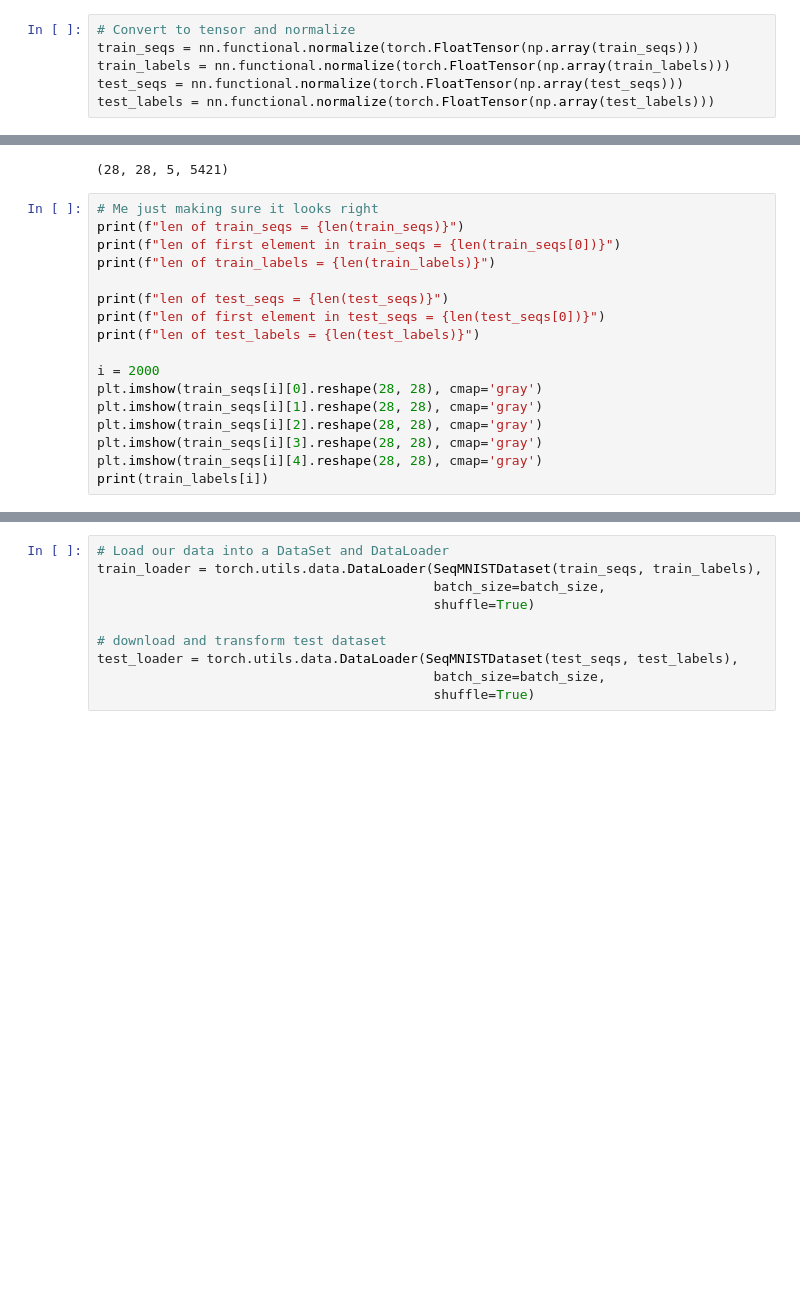
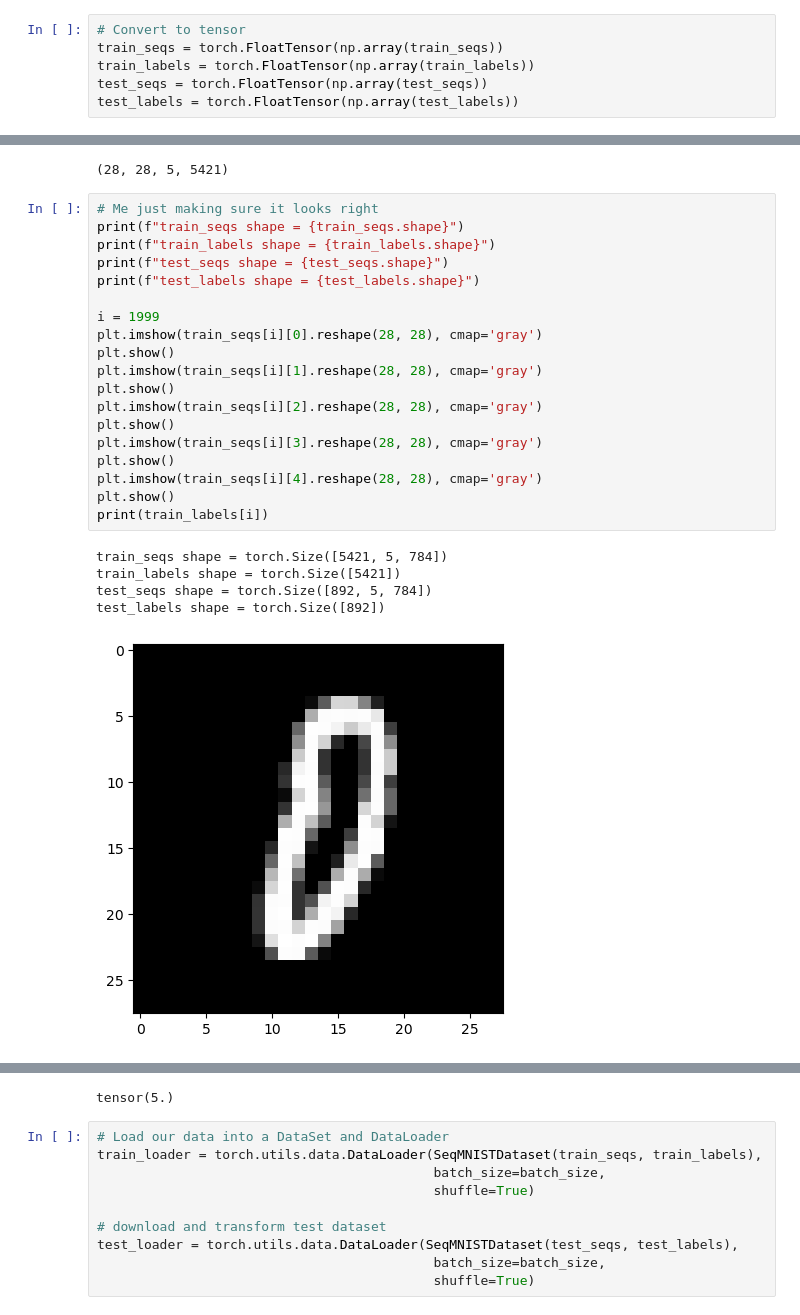
Before and after one commit to FishAres/Pytorch_hypernets, a Jupyter notebook: notebooks/fmap_tutorial.ipynb, the cells around one changed output, grey strips where cells are left out. Drawn from its saved outputs; the diff is of its cells as text; blank space fills up the shorter version.

```diff
--- a/notebooks/fmap_tutorial.ipynb
+++ b/notebooks/fmap_tutorial.ipynb
@@ -284,6 +307,6 @@ for i in range(smallest_test_set_size):
 # %%
-# Convert to tensor and normalize
-train_seqs = nn.functional.normalize(torch.FloatTensor(np.array(train_seqs)))
-train_labels = nn.functional.normalize(torch.FloatTensor(np.array(train_labels)))
-test_seqs = nn.functional.normalize(torch.FloatTensor(np.array(test_seqs)))
-test_labels = nn.functional.normalize(torch.FloatTensor(np.array(test_labels)))
+# Convert to tensor
+train_seqs = torch.FloatTensor(np.array(train_seqs))
+train_labels = torch.FloatTensor(np.array(train_labels))
+test_seqs = torch.FloatTensor(np.array(test_seqs))
+test_labels = torch.FloatTensor(np.array(test_labels))
@@ -293,18 +326,26 @@ test_labels = nn.functional.normalize(torch.FloatTensor(np.array(test_labels)))
 (28, 28, 5, 5421)
 # %%
 # Me just making sure it looks right
-print(f"len of train_seqs = {len(train_seqs)}")
-print(f"len of first element in train_seqs = {len(train_seqs[0])}")
-print(f"len of train_labels = {len(train_labels)}")
+print(f"train_seqs shape = {train_seqs.shape}")
+print(f"train_labels shape = {train_labels.shape}")
+print(f"test_seqs shape = {test_seqs.shape}")
+print(f"test_labels shape = {test_labels.shape}")
 
-print(f"len of test_seqs = {len(test_seqs)}")
-print(f"len of first element in test_seqs = {len(test_seqs[0])}")
-print(f"len of test_labels = {len(test_labels)}")
-
-i = 2000
+i = 1999
 plt.imshow(train_seqs[i][0].reshape(28, 28), cmap='gray')
+plt.show()
 plt.imshow(train_seqs[i][1].reshape(28, 28), cmap='gray')
+plt.show()
 plt.imshow(train_seqs[i][2].reshape(28, 28), cmap='gray')
+plt.show()
 plt.imshow(train_seqs[i][3].reshape(28, 28), cmap='gray')
+plt.show()
 plt.imshow(train_seqs[i][4].reshape(28, 28), cmap='gray')
+plt.show()
 print(train_labels[i])
+# %% [output]
+train_seqs shape = torch.Size([5421, 5, 784])
+train_labels shape = torch.Size([5421])
+test_seqs shape = torch.Size([892, 5, 784])
+test_labels shape = torch.Size([892])
+[figure, added]
@@ -311,3 +356,4 @@ print(train_labels[i])
+tensor(5.)
 # %%
 # Load our data into a DataSet and DataLoader
 train_loader = torch.utils.data.DataLoader(SeqMNISTDataset(train_seqs, train_labels),
```
Also changed, not shown: parts of 20 cells of this notebook.
